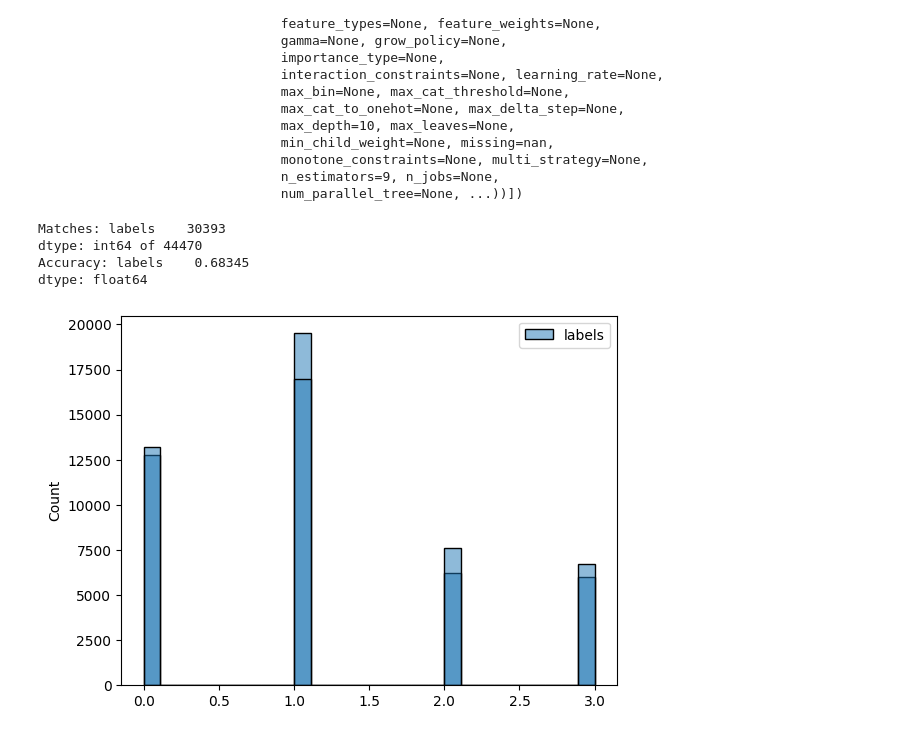
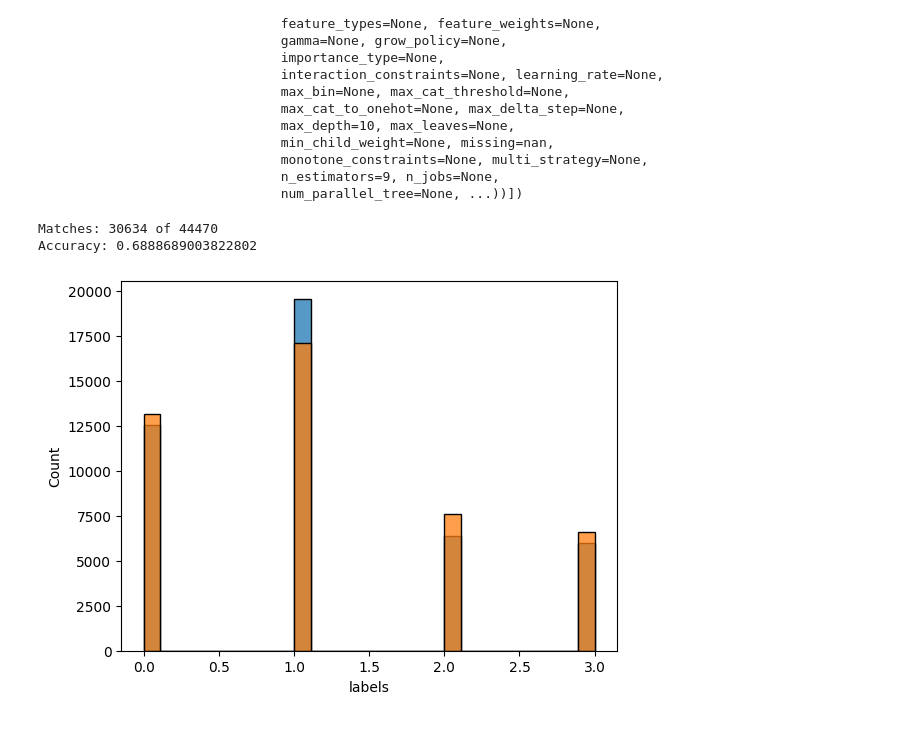
Before and after one commit to PinguShock/data_hack, a Jupyter notebook: spotify_challenge_msa.ipynb, the cells around one changed output. Drawn from its saved outputs; the diff is of its cells as text; code cells hidden in the pictures.

Commit message:
Fixed accuracy calculation bug.

```diff
--- a/spotify_challenge_msa.ipynb
+++ b/spotify_challenge_msa.ipynb
@@ -113,19 +108,18 @@ Pipeline(steps=[('normalizer', Normalizer()),
 # %%
 # # Test the performance of the model in the test/train split
 y_pred = pipeline.predict(X_test)
 
 y_pred = pd.Series(y_pred, index=y_test.index)
+y_pred.name = 'labels'
 y_test_s = pd.Series(y_test['labels'], index=y_test.index)
 
-sns.histplot(y_pred_df)
-sns.histplot(y_test)
+sns.histplot(y_pred)
+sns.histplot(y_test_s)
 
-matches = (y_test == y_pred_df)
-print(f'Matches: {matches.sum()} of {len(y_test)}')
-print(f'Accuracy: {matches.sum() / len(y_pred_df)}')
+matches = (y_pred == y_test_s)
+print(f'Matches: {matches.sum()} of {len(y_pred)}')
+print(f'Accuracy: {matches.sum() / len(y_test_s)}')
 # %% [output]
-Matches: labels    30393
-dtype: int64 of 44470
-Accuracy: labels    0.68345
-dtype: float64
+Matches: 30634 of 44470
+Accuracy: 0.6888689003822802
-[figure, old version]
+[figure, new version]
```
Also changed, not shown: parts of 2 cells of this notebook.
